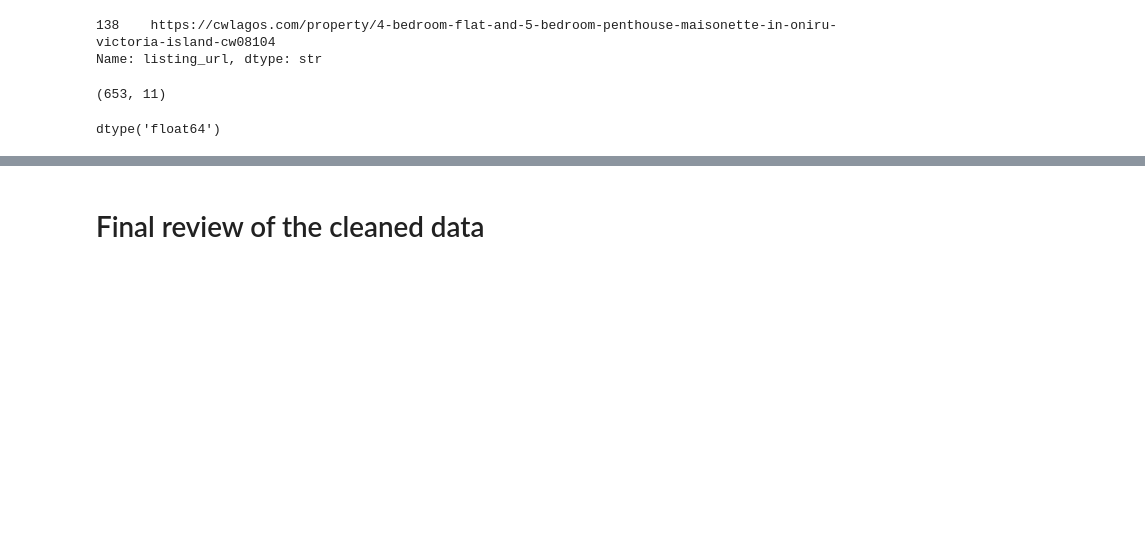
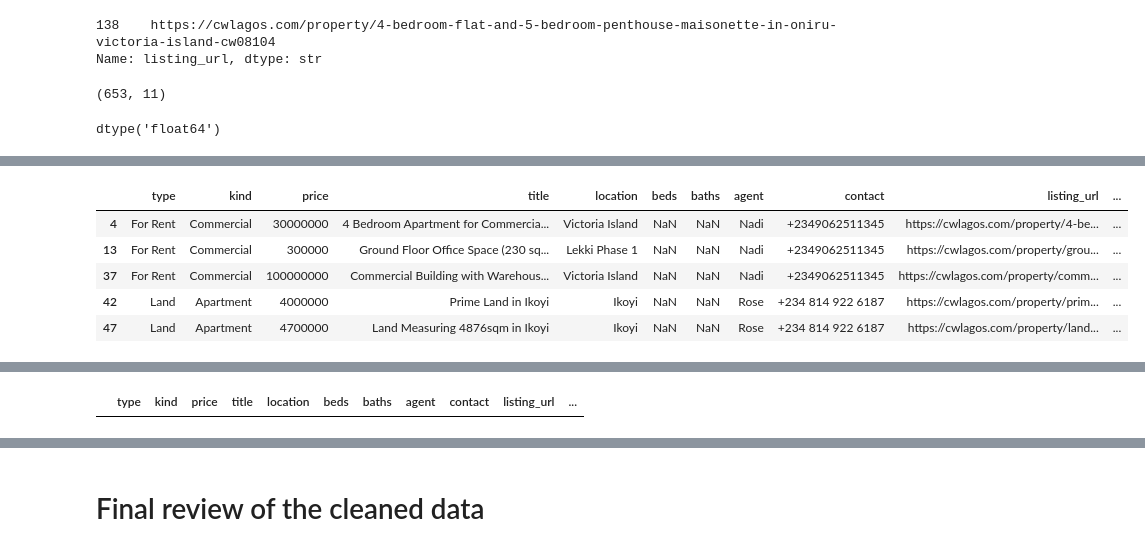
Before and after one commit to adamlaw669/Lagos-Real-Estate-Market-Analysis, a Jupyter notebook: notebooks/data_cleaning.ipynb, the cells around one changed output, grey strips where cells are left out. Drawn from its saved outputs; the diff is of its cells as text; code cells hidden in the pictures; blank space fills up the shorter version.

```diff
--- a/notebooks/data_cleaning.ipynb
+++ b/notebooks/data_cleaning.ipynb
@@ -221,0 +242,10 @@ dtype('float64')
+# %%
+# previewing the missing values
+display(df[df['beds'].isna() == True].head(), df[df['beds'].isna() == True].tail())
+# %% [output]
+|  | type | kind | price | title | location | beds | baths | agent | contact | listing_url | ... |
+| 4 | For Rent | Commercial | 30000000 | 4 Bedroom Apartment for Commercia... | Victoria Island | NaN | NaN | Nadi | +2349062511345 | https://cwlagos.com/property/4-be... | ... |
+| 13 | For Rent | Commercial | 300000 | Ground Floor Office Space (230 sq... | Lekki Phase 1 | NaN | NaN | Nadi | +2349062511345 | https://cwlagos.com/property/grou... | ... |
+| 37 | For Rent | Commercial | 100000000 | Commercial Building with Warehous... | Victoria Island | NaN | NaN | Nadi | +2349062511345 | https://cwlagos.com/property/comm... | ... |
+| 42 | Land | Apartment | 4000000 | Prime Land in Ikoyi | Ikoyi | NaN | NaN | Rose | +234 814 922 6187 | https://cwlagos.com/property/prim... | ... |
+| 47 | Land | Apartment | 4700000 | Land Measuring 4876sqm in Ikoyi | Ikoyi | NaN | NaN | Rose | +234 814 922 6187 | https://cwlagos.com/property/land... | ... |
@@ -221,0 +258,8 @@ dtype('float64')
+# %%
+# we see that the those listings with no beds and baths are mostly plots of land or commercial properties, so we will replace the missing values with 0
+df['beds'] = df['beds'].fillna(0)
+df['baths'] = df['baths'].fillna(0)
+# checking the result
+df[df['beds'].isna() == True].head()
+# %% [output]
+|  | type | kind | price | title | location | beds | baths | agent | contact | listing_url | ... |
```
Also changed, not shown: parts of 10 cells of this notebook, 2 other files.
